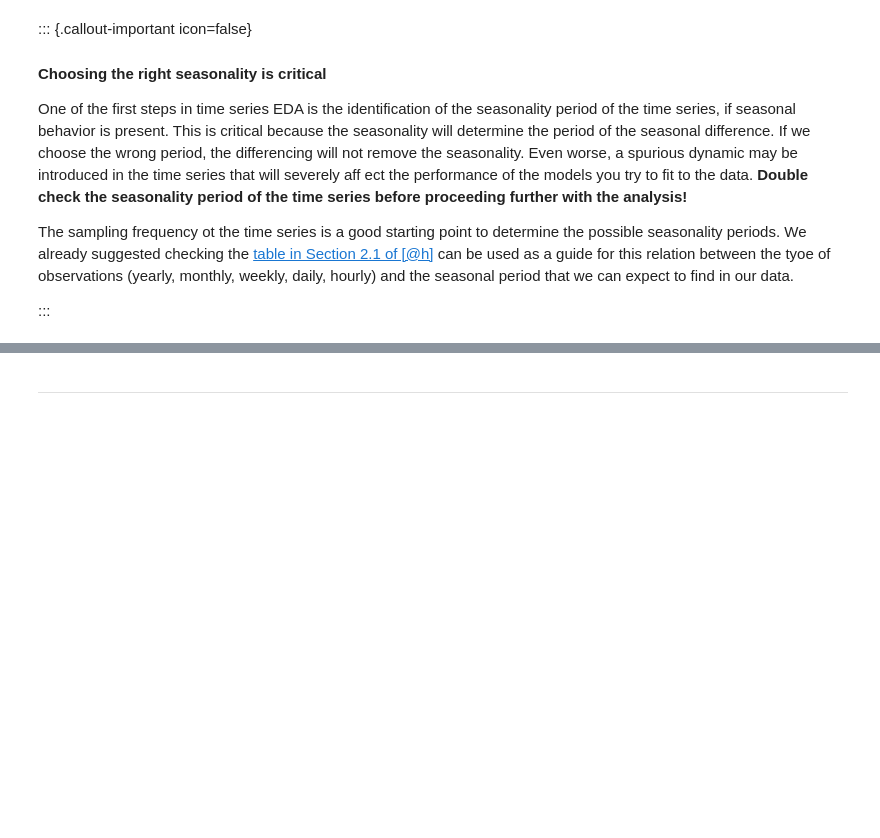
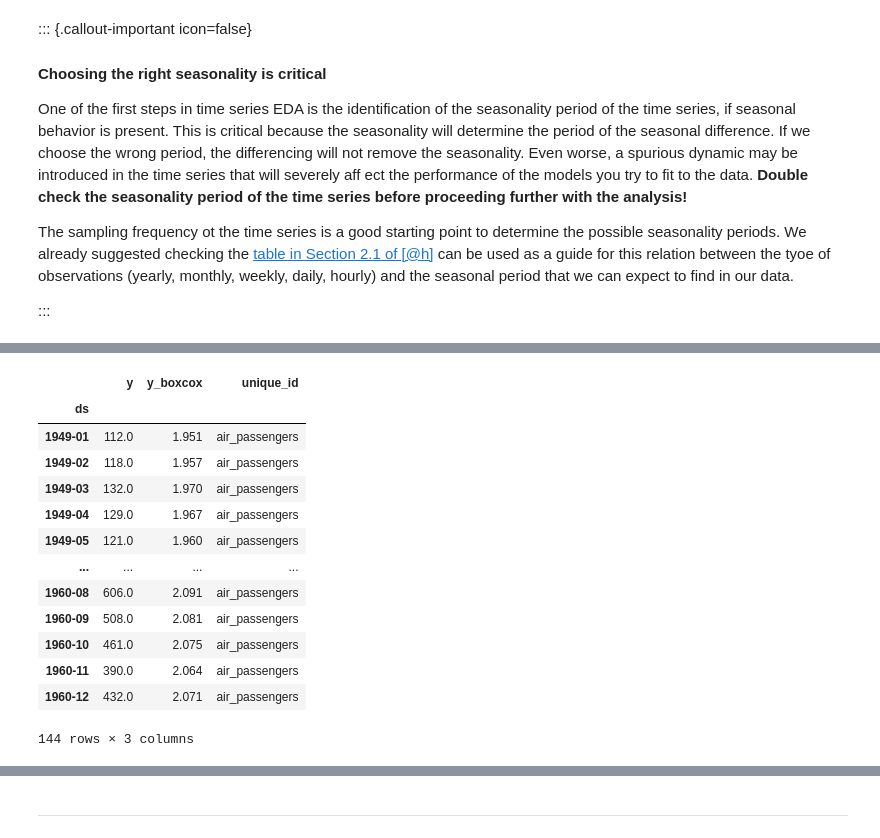
Before and after one commit to ML-MIC/MLMIIN, a Jupyter notebook: 4_2_Stationarity/4_2_Stationarity.ipynb, the cells around one changed output, grey strips where cells are left out. Cells and saved outputs as stored; diff of their text form; code cells hidden in the pictures; blank space fills up the shorter version.

```diff
--- a/4_2_Stationarity/4_2_Stationarity.ipynb
+++ b/4_2_Stationarity/4_2_Stationarity.ipynb
@@ -1593,0 +1406,18 @@ Note again in this example how resampling can help reveal the long term trends a
+# %%
+air_passengers["unique_id"] = "air_passengers"
+air_passengers
+# %% [output]
+|  | y | y_boxcox | unique_id |
+| ds |  |  |  |
+| 1949-01 | 112.0 | 1.951 | air_passengers |
+| 1949-02 | 118.0 | 1.957 | air_passengers |
+| 1949-03 | 132.0 | 1.970 | air_passengers |
+| 1949-04 | 129.0 | 1.967 | air_passengers |
+| 1949-05 | 121.0 | 1.960 | air_passengers |
+| ... | ... | ... | ... |
+| 1960-08 | 606.0 | 2.091 | air_passengers |
+| 1960-09 | 508.0 | 2.081 | air_passengers |
+| 1960-10 | 461.0 | 2.075 | air_passengers |
+| 1960-11 | 390.0 | 2.064 | air_passengers |
+| 1960-12 | 432.0 | 2.071 | air_passengers |
+144 rows × 3 columns
```
Also changed, not shown: parts of 78 cells of this notebook.
